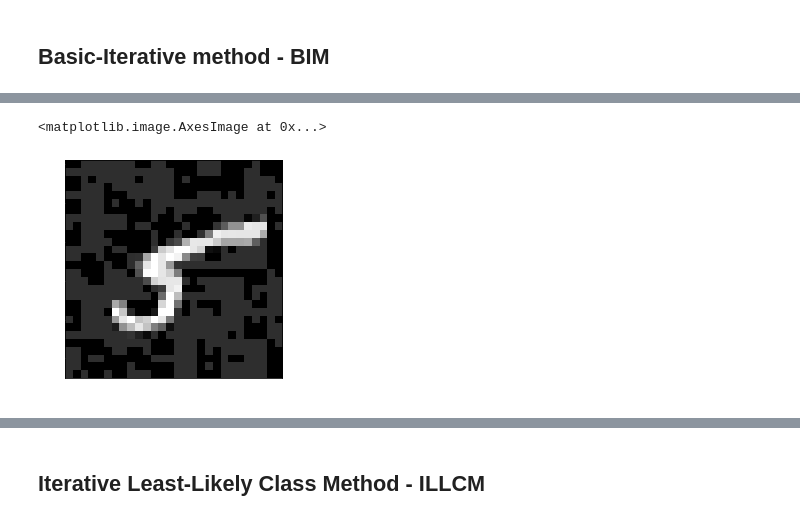
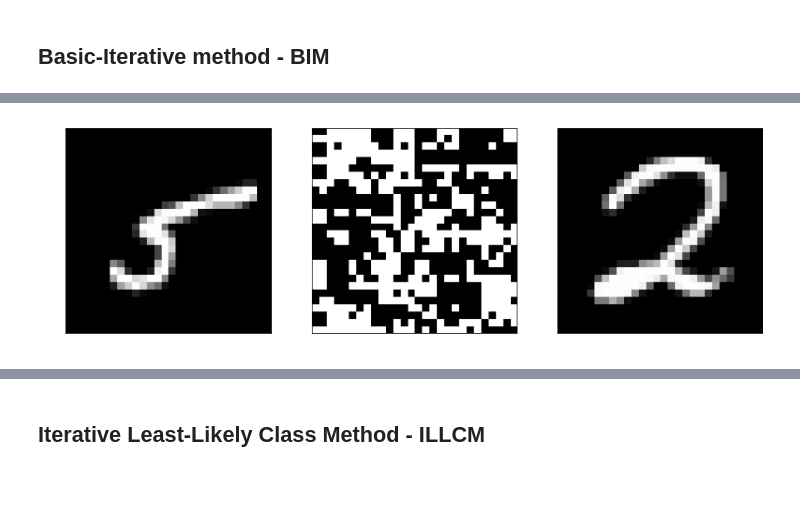
Before and after one commit to Dimanssional/Adversial-Attacks-Methods, a Jupyter notebook: Adversarial_Algorithms/adversial_implementation.ipynb, the cells around one changed output, grey strips where cells are left out. Drawn from its saved outputs; the diff is of its cells as text; code cells hidden in the pictures; blank space fills up the shorter version.

```diff
--- a/Adversarial_Algorithms/adversial_implementation.ipynb
+++ b/Adversarial_Algorithms/adversial_implementation.ipynb
@@ -181,8 +184,22 @@ Target image: two
-# %%
-plt.imshow(tf.reshape(adv, (28, 28)), cmap="gray")
-# %% [output]
-<matplotlib.image.AxesImage at 0x...>
-[figure, removed]
+# %%
+import cv2
+
+plt.figure(figsize=(15, 15))
+
+plt.subplot(131)
+plt.imshow(cv2.resize(X_train[65].reshape(28, 28), (250, 250), interpolation=cv2.INTER_NEAREST), cmap="gray")
+
+plt.subplot(132)
+plt.imshow(cv2.resize(pert.reshape(28, 28), (250, 250), interpolation=cv2.INTER_NEAREST), cmap="gray")
+
+plt.subplot(133)
+plt.imshow(cv2.resize(X_test[35].reshape(28, 28), (250, 250), interpolation=cv2.INTER_NEAREST), cmap="gray")
+
+plt.imsave("default_image_BIM.png", cv2.resize(X_train[65].reshape(28, 28), (250, 250), interpolation=cv2.INTER_NEAREST))
+plt.imsave("adversarial_pertsBIM.png", cv2.resize(pert.reshape(28, 28), (250, 250), interpolation=cv2.INTER_NEAREST))
+plt.imsave("adversarial_BIM.png", cv2.resize(np.array(adv).reshape(28, 28), (250, 250), interpolation=cv2.INTER_NEAREST))
+# %% [output]
+[figure, added]
 # %%
 print(f"Prediction of original network on adversarial image: {loaded_model.predict(adv).argmax()}")
 print(f"Prediction of adversarial network on adversarial image: {loaded_model_adv.predict(adv).argmax()}")
```
Also changed, not shown: parts of 24 cells of this notebook.
